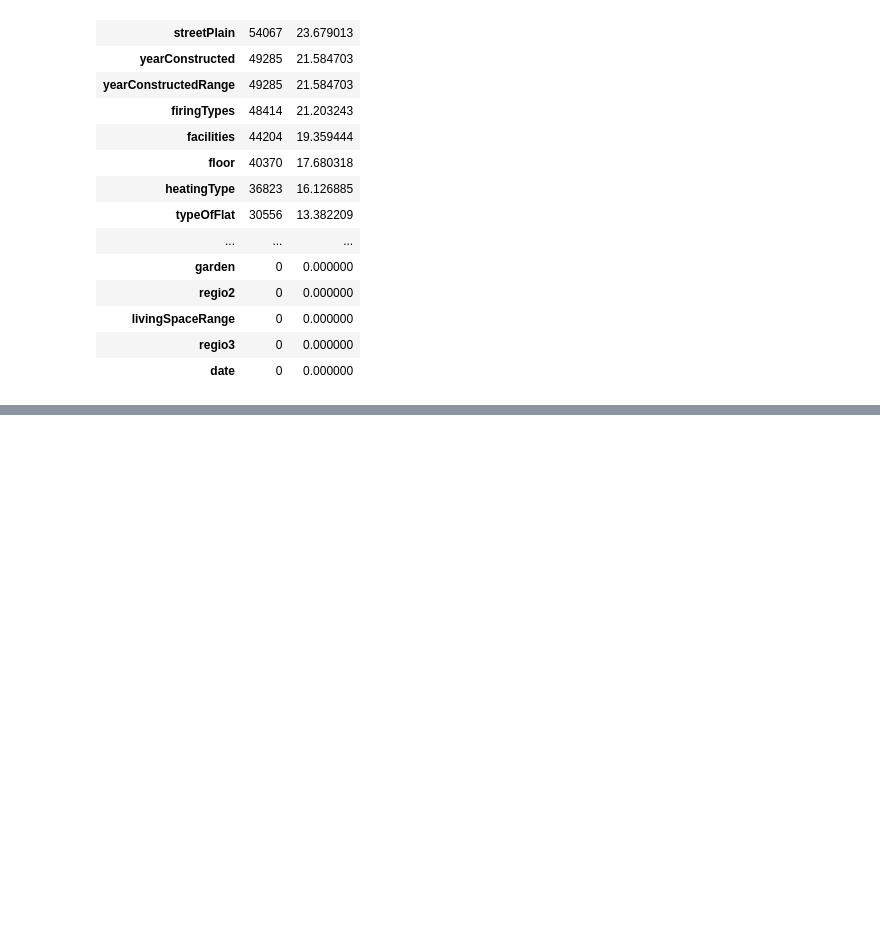
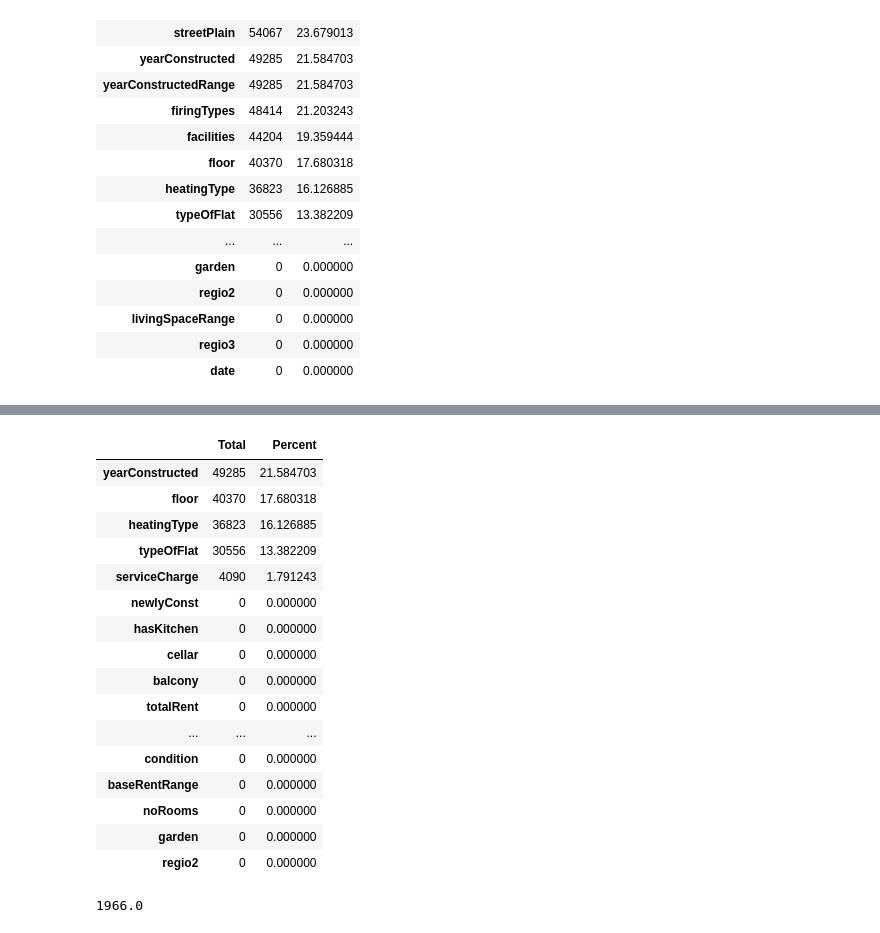
Before and after one commit to abdkiwan/Apartment-rental-offers-in-Germany, a Jupyter notebook: run.ipynb, the cells around one changed output, grey strips where cells are left out. Saved outputs shown, nothing was run; the diff lists cells and outputs as text; code cells hidden in the pictures; blank space fills up the shorter version.

Commit message:
Handling missing values in yearConstructed, and replacing it with age column

```diff
--- a/run.ipynb
+++ b/run.ipynb
@@ -143,0 +160,4 @@ df.drop(columns=cols_to_drop,inplace=True)
+# %%
+df['condition'].fillna("Other", inplace=True)
+
+df['condition'].value_counts()
@@ -143,0 +184,31 @@ df.drop(columns=cols_to_drop,inplace=True)
+# %%
+get_missing_data_percentage(df)
+# %% [output]
+|  | Total | Percent |
+| yearConstructed | 49285 | 21.584703 |
+| floor | 40370 | 17.680318 |
+| heatingType | 36823 | 16.126885 |
+| typeOfFlat | 30556 | 13.382209 |
+| serviceCharge | 4090 | 1.791243 |
+| newlyConst | 0 | 0.000000 |
+| hasKitchen | 0 | 0.000000 |
+| cellar | 0 | 0.000000 |
+| balcony | 0 | 0.000000 |
+| totalRent | 0 | 0.000000 |
+| ... | ... | ... |
+| condition | 0 | 0.000000 |
+| baseRentRange | 0 | 0.000000 |
+| noRooms | 0 | 0.000000 |
+| garden | 0 | 0.000000 |
+| regio2 | 0 | 0.000000 |
+# %%
+
+yearConstructedMean = df['yearConstructed'].mean().round()
+df["yearConstructed"] = df['yearConstructed'].fillna(yearConstructedMean)
+
+df['age'] = date.today().year - df["yearConstructed"]
+df.drop(columns=cols_to_drop,inplace=True)
+
+get_missing_data_percentage(df)
+# %% [output]
+1966.0
```
Also changed, not shown: parts of 4 cells of this notebook.
